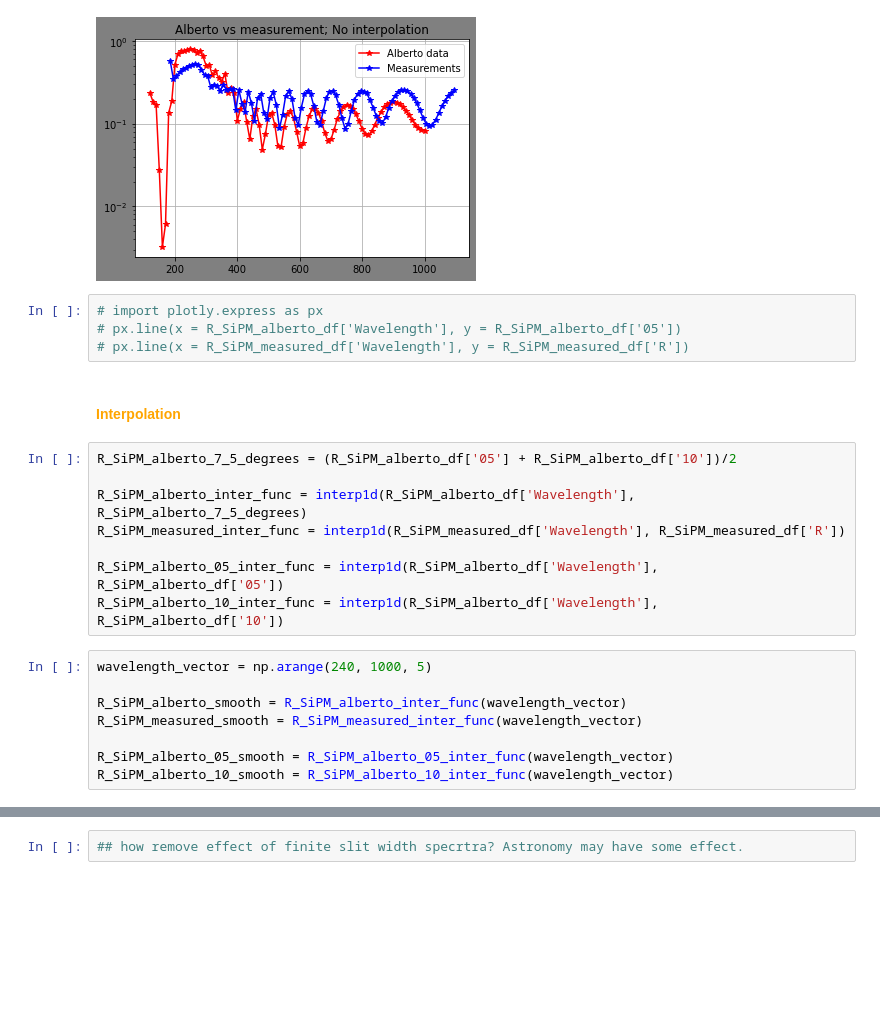
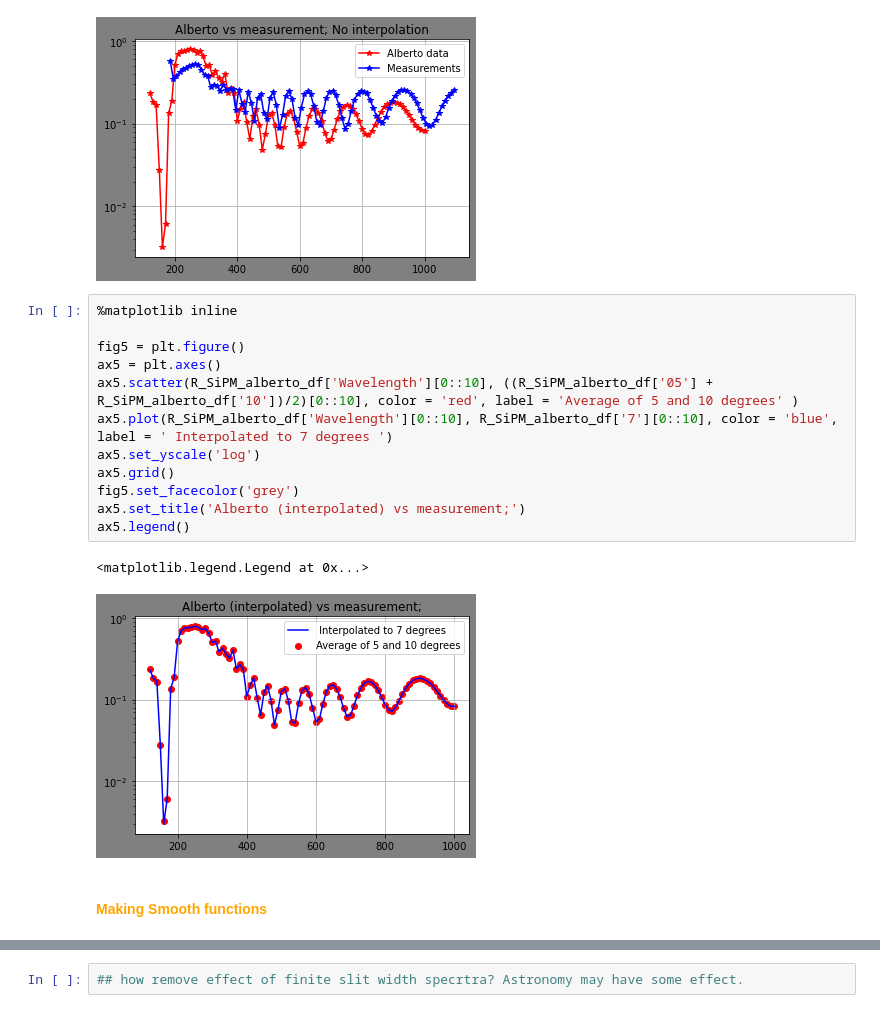
Before and after one commit to sarthchoudhary/AMELY, a Jupyter notebook: reflectance_comparison.ipynb, the cells around one changed output, grey strips where cells are left out. Cells and saved outputs as stored; diff of their text form; blank space fills up the shorter version.

```diff
--- a/reflectance_comparison.ipynb
+++ b/reflectance_comparison.ipynb
@@ -59,25 +73,20 @@ ax1.legend()
 # %% [output]
 <matplotlib.legend.Legend at 0x...>
 [figure]
-# %%
-# import plotly.express as px
-# px.line(x = R_SiPM_alberto_df['Wavelength'], y = R_SiPM_alberto_df['05'])
-# px.line(x = R_SiPM_measured_df['Wavelength'], y = R_SiPM_measured_df['R'])
+# %%
+%matplotlib inline
+
+fig5 = plt.figure()
+ax5 = plt.axes()
+ax5.scatter(R_SiPM_alberto_df['Wavelength'][0::10], ((R_SiPM_alberto_df['05'] + R_SiPM_alberto_df['10'])/2)[0::10], color = 'red', label = 'Average of 5 and 10 degrees' )
+ax5.plot(R_SiPM_alberto_df['Wavelength'][0::10], R_SiPM_alberto_df['7'][0::10], color = 'blue', label = ' Interpolated to 7 degrees ')
+ax5.set_yscale('log')
+ax5.grid()
+fig5.set_facecolor('grey')
+ax5.set_title('Alberto (interpolated) vs measurement;')
+ax5.legend()
+# %% [output]
+<matplotlib.legend.Legend at 0x...>
+[figure, added]
 # %% [markdown]
-<h4 style = 'color: orange'> Interpolation </h4>
+<h4 style = 'color: orange'> Making Smooth functions </h4>
-# %%
-R_SiPM_alberto_7_5_degrees = (R_SiPM_alberto_df['05'] + R_SiPM_alberto_df['10'])/2
-
-R_SiPM_alberto_inter_func = interp1d(R_SiPM_alberto_df['Wavelength'], R_SiPM_alberto_7_5_degrees)
-R_SiPM_measured_inter_func = interp1d(R_SiPM_measured_df['Wavelength'], R_SiPM_measured_df['R'])
-
-R_SiPM_alberto_05_inter_func = interp1d(R_SiPM_alberto_df['Wavelength'], R_SiPM_alberto_df['05'])
-R_SiPM_alberto_10_inter_func = interp1d(R_SiPM_alberto_df['Wavelength'], R_SiPM_alberto_df['10'])
-# %%
-wavelength_vector = np.arange(240, 1000, 5)
-
-R_SiPM_alberto_smooth = R_SiPM_alberto_inter_func(wavelength_vector)
-R_SiPM_measured_smooth = R_SiPM_measured_inter_func(wavelength_vector)
-
-R_SiPM_alberto_05_smooth = R_SiPM_alberto_05_inter_func(wavelength_vector)
-R_SiPM_alberto_10_smooth = R_SiPM_alberto_10_inter_func(wavelength_vector)
```
Also changed, not shown: parts of 12 cells of this notebook, 1 other file.
